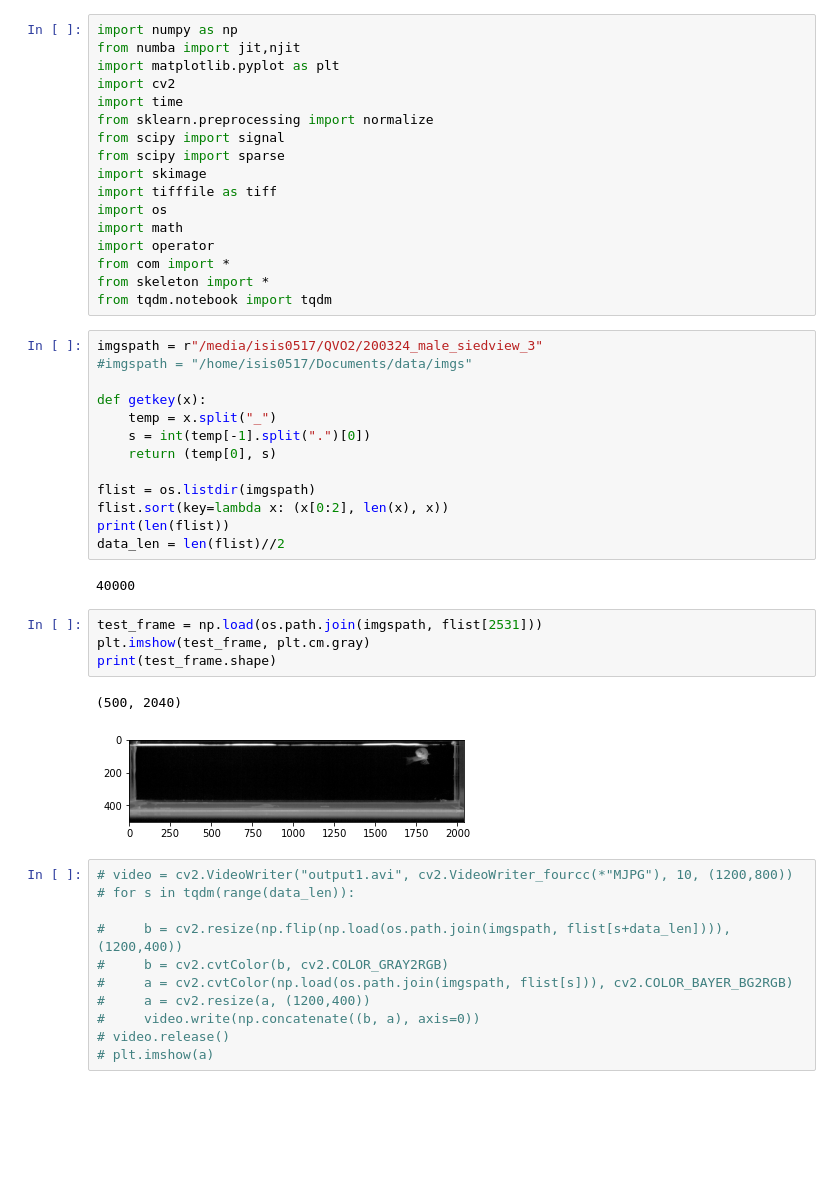
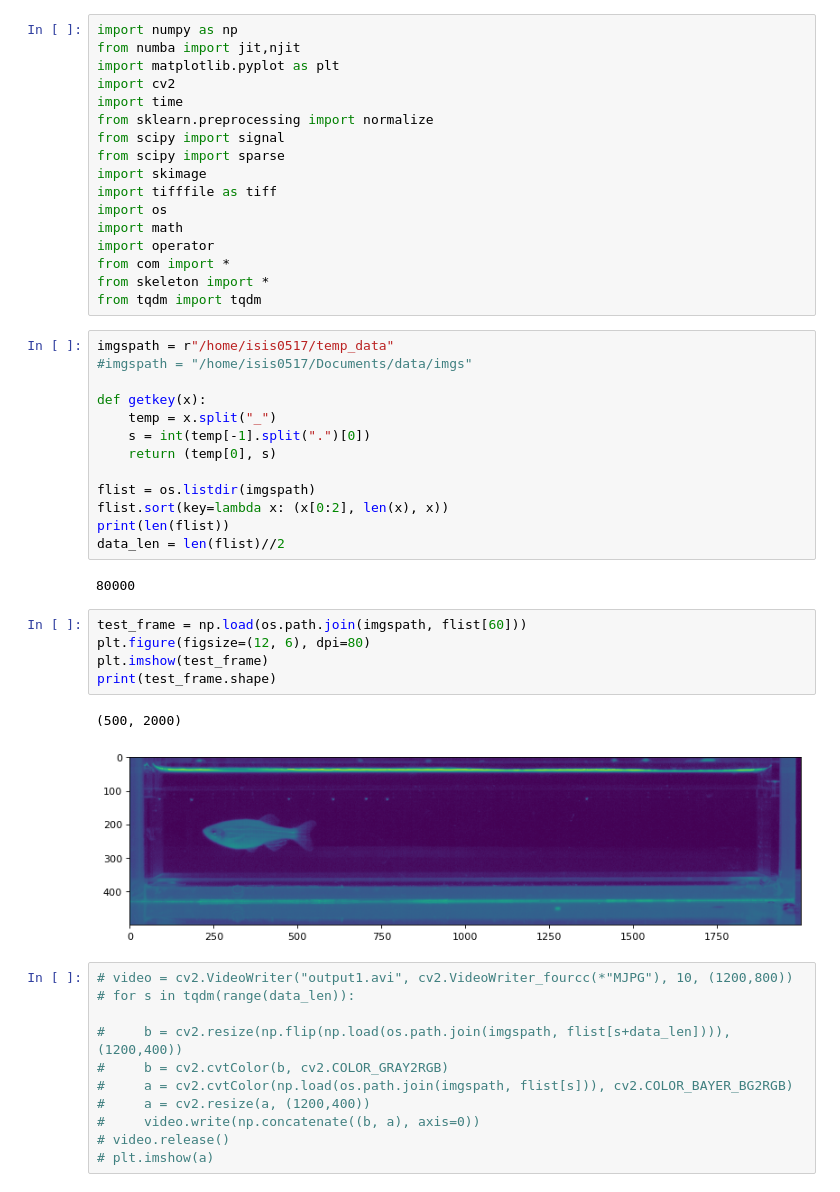
Before and after one commit to isis0517/ZippedFish, a Jupyter notebook: SIDEVIEW.ipynb, the cells around one changed output. Cells and saved outputs as stored; diff of their text form; blank space fills up the shorter version.

```diff
--- a/SIDEVIEW.ipynb
+++ b/SIDEVIEW.ipynb
@@ -14,9 +14,9 @@ import math
 import operator
 from com import *
 from skeleton import *
-from tqdm.notebook import tqdm
+from tqdm import tqdm
 # %%
-imgspath = r"/media/isis0517/QVO2/200324_male_siedview_3"
+imgspath = r"/home/isis0517/temp_data"
 #imgspath = "/home/isis0517/Documents/data/imgs"
 
 def getkey(x):
@@ -29,14 +29,15 @@ flist.sort(key=lambda x: (x[0:2], len(x), x))
 print(len(flist))
 data_len = len(flist)//2
 # %% [output]
-40000
+80000
 # %%
-test_frame = np.load(os.path.join(imgspath, flist[2531]))
-plt.imshow(test_frame, plt.cm.gray)
+test_frame = np.load(os.path.join(imgspath, flist[60]))
+plt.figure(figsize=(12, 6), dpi=80)
+plt.imshow(test_frame)
 print(test_frame.shape)
 # %% [output]
-(500, 2040)
+(500, 2000)
-[figure, old version]
+[figure, new version]
 # %%
 # video = cv2.VideoWriter("output1.avi", cv2.VideoWriter_fourcc(*"MJPG"), 10, (1200,800))
 # for s in tqdm(range(data_len)):
```
Also changed, not shown: parts of 36 cells of this notebook, 1 other file.
